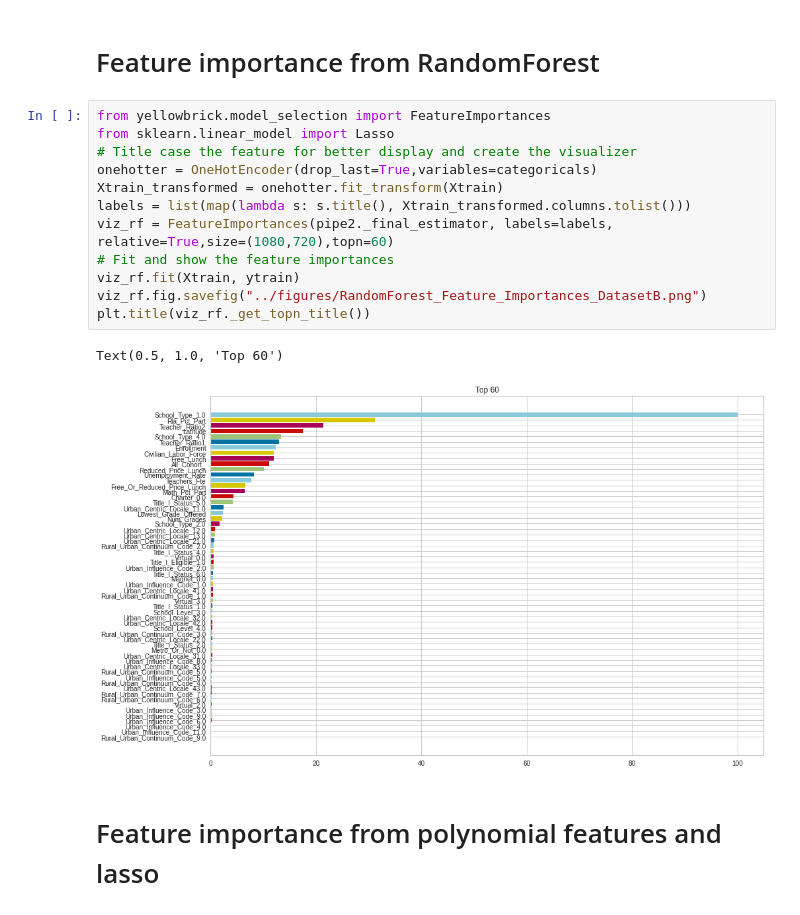
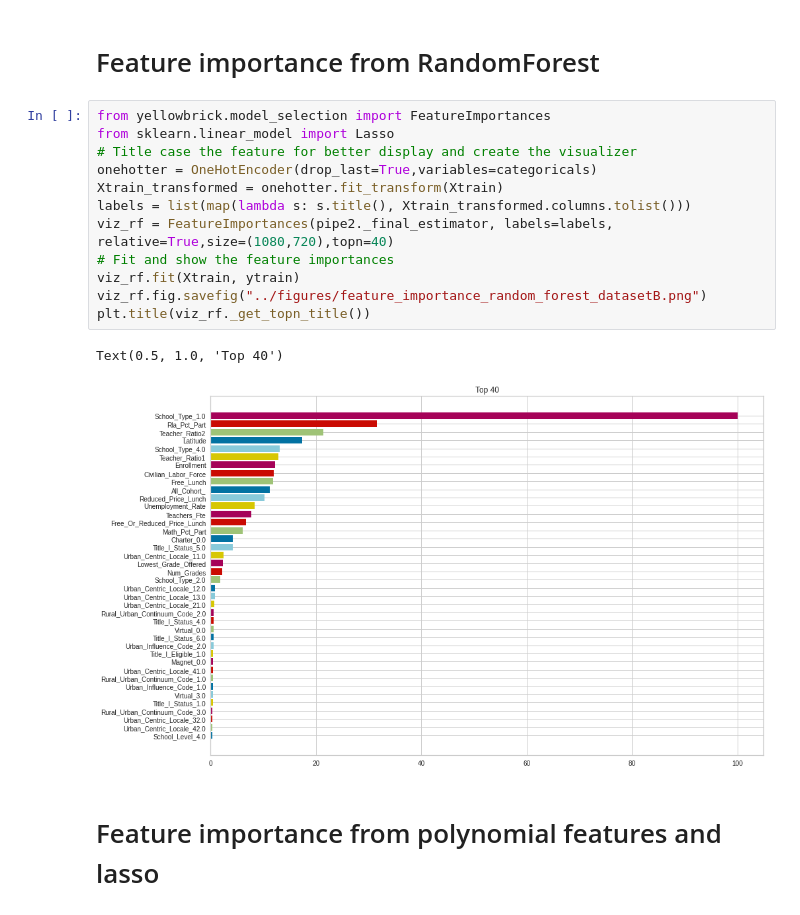
Before and after one commit to georgetown-analytics/student-outcomes, a Jupyter notebook: notebooks/feature_engineering_1.ipynb, the cells around one changed output. Cells and saved outputs as stored; diff of their text form.

```diff
--- a/notebooks/feature_engineering_1.ipynb
+++ b/notebooks/feature_engineering_1.ipynb
@@ -215,18 +215,18 @@ test rmsd =  9.543615669463891
 # %%
 from yellowbrick.model_selection import FeatureImportances
 from sklearn.linear_model import Lasso
 # Title case the feature for better display and create the visualizer
 onehotter = OneHotEncoder(drop_last=True,variables=categoricals)
 Xtrain_transformed = onehotter.fit_transform(Xtrain)
 labels = list(map(lambda s: s.title(), Xtrain_transformed.columns.tolist()))
-viz_rf = FeatureImportances(pipe2._final_estimator, labels=labels, relative=True,size=(1080,720),topn=60)
+viz_rf = FeatureImportances(pipe2._final_estimator, labels=labels, relative=True,size=(1080,720),topn=40)
 # Fit and show the feature importances
 viz_rf.fit(Xtrain, ytrain)
-viz_rf.fig.savefig("../figures/RandomForest_Feature_Importances_DatasetB.png")
+viz_rf.fig.savefig("../figures/feature_importance_random_forest_datasetB.png")
 plt.title(viz_rf._get_topn_title())
 # %% [output]
-Text(0.5, 1.0, 'Top 60')
+Text(0.5, 1.0, 'Top 40')
-[figure, old version]
+[figure, new version]
 # %% [markdown]
 # Feature importance from polynomial features and lasso
 # %%
```
Also changed, not shown: parts of 14 cells of this notebook, 4 other files.
